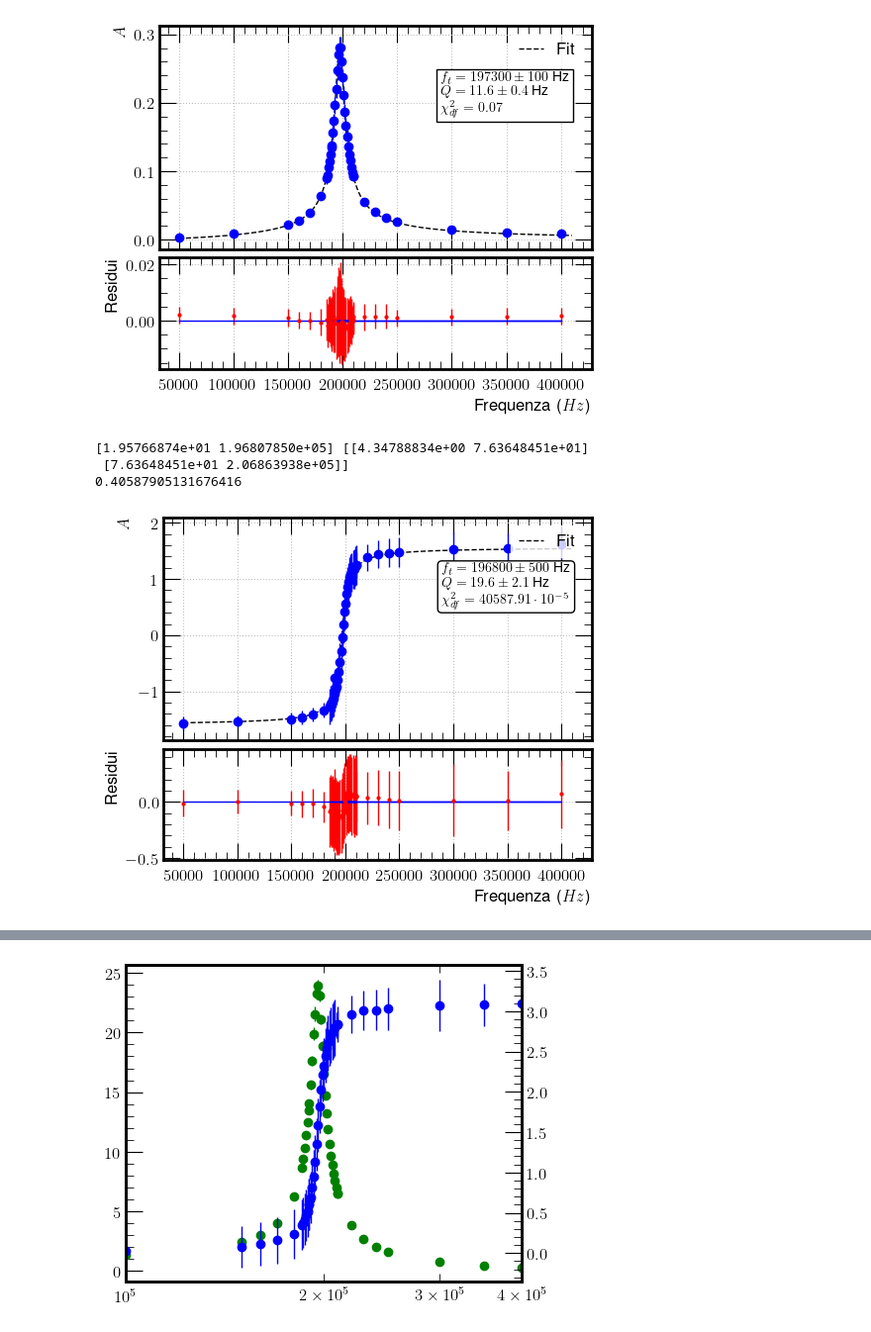
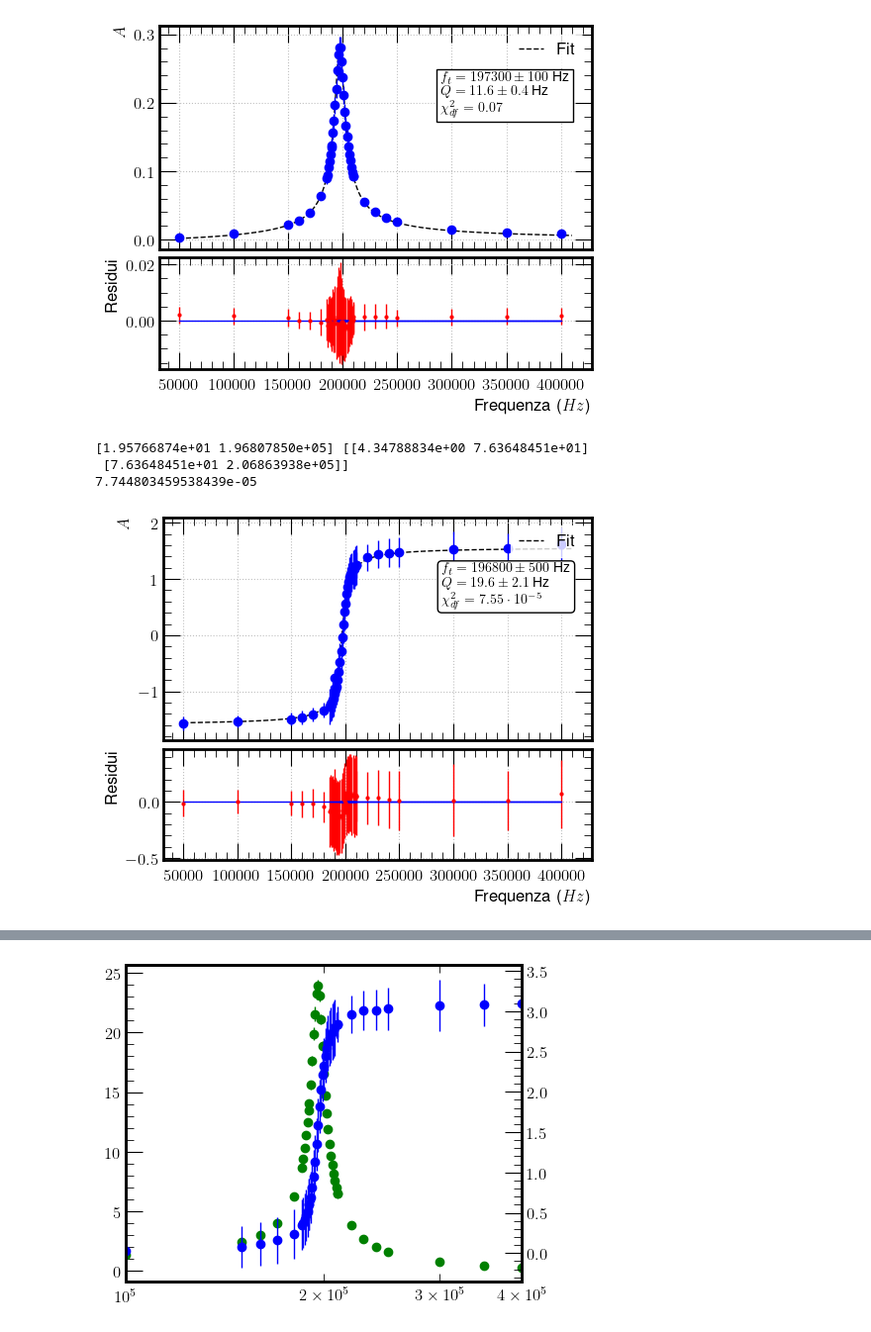
Before and after one commit to Fra005Ve/G09---SF2-, a Jupyter notebook: RLC in frequenza/RLC in frequenza.ipynb, the cells around one changed output, grey strips where cells are left out. Shown: that part at 99% size. Saved outputs shown, nothing was run; the diff lists cells and outputs as text; code cells hidden in the pictures.

```diff
--- a/RLC in frequenza/RLC in frequenza.ipynb
+++ b/RLC in frequenza/RLC in frequenza.ipynb
@@ -88,6 +102,11 @@ frequenze = []
 sfrequenze = []
 qvalore = []
 sqvalore = []
+covfq = []
+resistenze = []
+sresistenze = []
+impedenze = []
+simpedenze = []
 # %%
 # Plot dei dati importati
 fig, axA = plt.subplots(1,1, figsize=(5,4))
@@ -120,6 +139,8 @@ frequenze.append(valtr[1])
 sfrequenze.append(np.sqrt(covtr[1,1]))
 qvalore.append(valtr[0])
 sqvalore.append(np.sqrt(covtr[0,0]))
+covfq.append(covtr[0,1])
+
 
 # Plot the first fit to define t0
 fig, ax = plt.subplots(2, 1, figsize=(5, 4),sharex=True, constrained_layout = True, height_ratios=[2, 1])
@@ -131,7 +152,7 @@ ax[0].set_ylabel(r'$A$')
 textstr = '\n'.join((
     r'$f_t = %.f \pm %.f$ Hz' % (round(valtr[1],-2), round(np.sqrt(covtr[1,1]),-2)),
     r'$Q = %.1f \pm %.1f$ Hz' % (valtr[0], np.sqrt(covtr[0,0])),
-    r'$\chi^2_{df} = %.2f$' % (chi2Tf/(len(f)-1))))
+    r'$\chi^2_{df} = %.2f$' % (chi2Tf/(len(f)-2))))
 
 # Posizionamento del box nell'angolo in alto a sinistra
 props = dict(boxstyle='square', facecolor='white', alpha=1)
@@ -158,7 +179,7 @@ print(valphi, covphi)
 
 resphi = phi - fit_phi_R(f, *valphi)
 chi2phi = np.sum((resTr/sphi)**2)
-print(chi2phi/(len(f)-1))
+print(chi2phi/(len(f)-2))
 
 x_fit = np.linspace(min(f)-100,max(f)+1e4, 10000)
 
@@ -166,33 +187,34 @@ frequenze.append(valphi[1])
 sfrequenze.append(np.sqrt(covphi[1,1]))
 qvalore.append(valphi[0])
 sqvalore.append(np.sqrt(covphi[0,0]))
+covfq.append(covphi[0,1])
 
 # Plot the first fit to define t0
 fig, ax = plt.subplots(2, 1, figsize=(5, 4),sharex=True, constrained_layout = True, height_ratios=[2, 1])
 ax[0].plot(x_fit, fit_phi_R(x_fit, *valphi), label='Fit', linestyle='--', color='black')
 ax[0].errorbar(f, phi, yerr=sphi , fmt='o')
 ax[0].legend(loc='upper right')
 ax[0].set_ylabel(r'$A$')
 
 textstr = '\n'.join((
     r'$f_t = %.f \pm %.f$ Hz' % (round(valphi[1],-2), round(np.sqrt(covphi[1,1]),-2)),
     r'$Q = %.1f \pm %.1f$ Hz' % (valphi[0], np.sqrt(covphi[0,0])),
     r'$\chi^2_{df} = %.2f \cdot 10^{-5}$' % (chi2phi/(len(f)-1) *10**5)))
 
 # Posizionamento del box nell'angolo in alto a sinistra
 props = dict(boxstyle='round', facecolor='white', alpha=1)
 ax[0].text(0.65, 0.8, textstr, transform=ax[0].transAxes, fontsize=10,
            verticalalignment='top', bbox=props)
 ax[0].grid(True)
 
 
 ax[1].errorbar(f,resphi,yerr=sphi, fmt='o', label='Residui',ms=2,color='red')
 ax[1].set_ylabel('Residui')
 ax[1].set_xlabel(r'Frequenza ($Hz$)')
 ax[1].plot(f,np.zeros(len(f)))
 ax[1].grid(True)
 # %% [output]
 [1.95766874e+01 1.96807850e+05] [[4.34788834e+00 7.63648451e+01]
  [7.63648451e+01 2.06863938e+05]]
-0.40587905131676416
+7.744803459538439e-05
-[figure, old version]
+[figure, new version]
```
Also changed, not shown: parts of 9 cells of this notebook.
